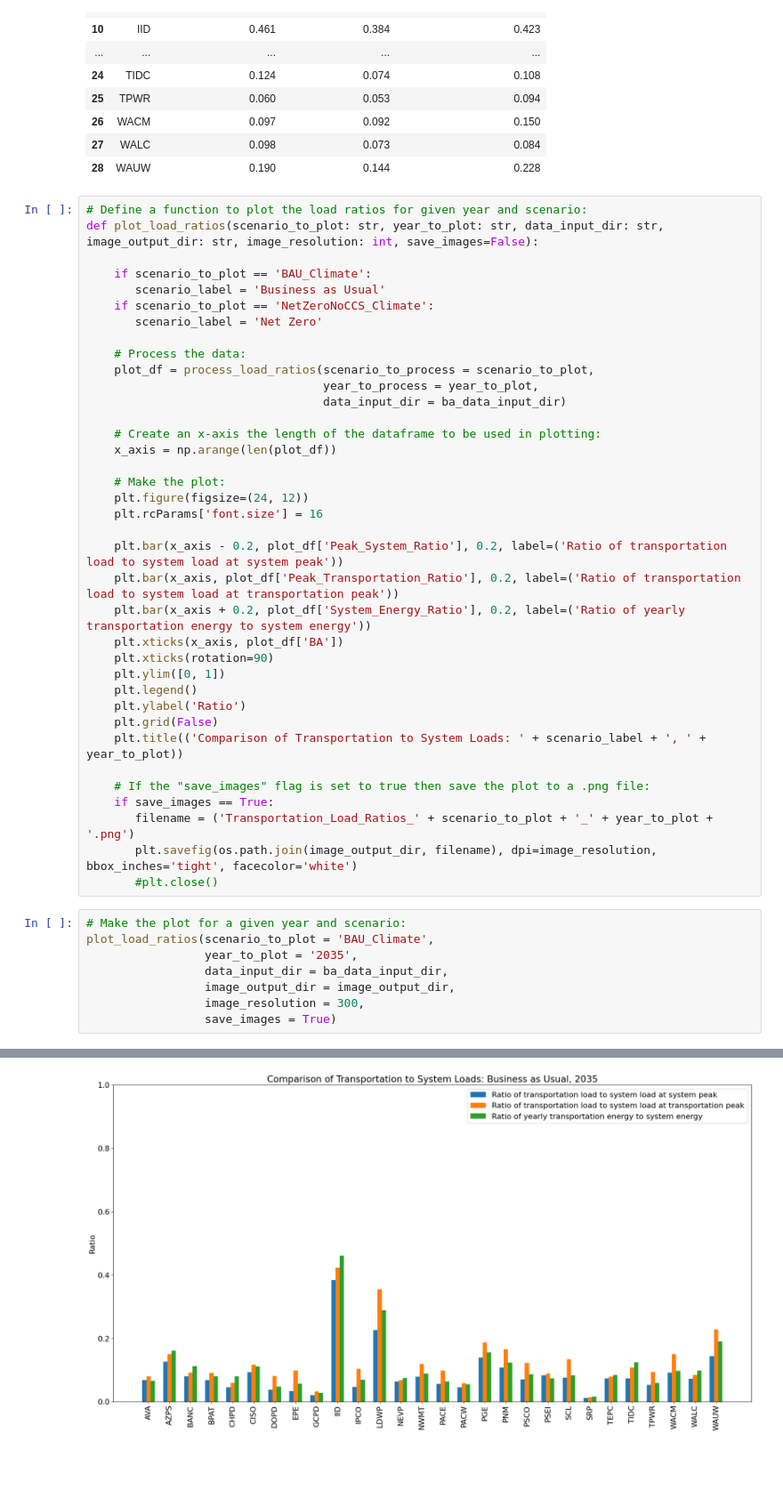
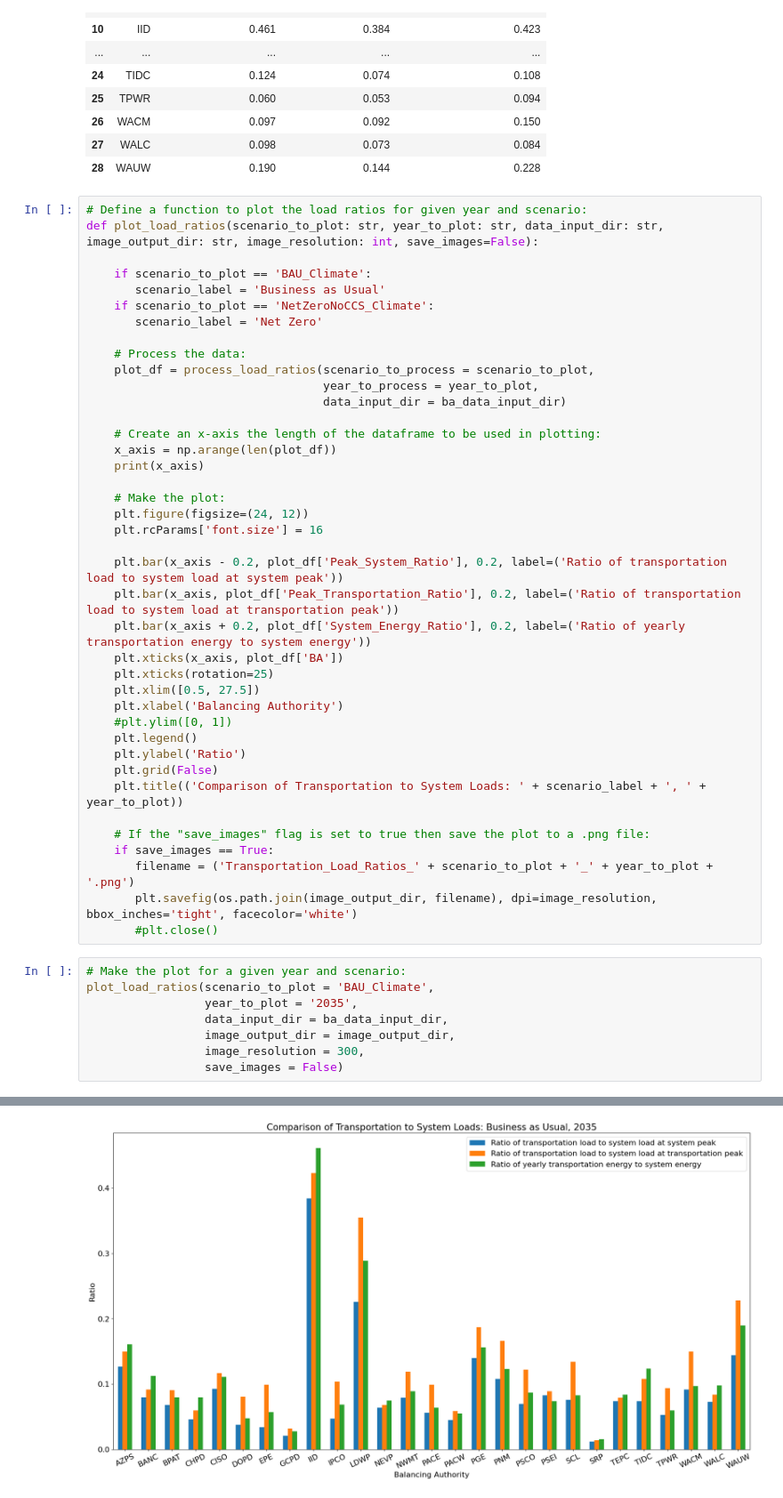
Before and after one commit to GODEEEP/load_analysis, a Jupyter notebook: notebooks/transportation_paper_figures.ipynb, the cells around one changed output, grey strips where cells are left out. Shown at 89% size. Drawn from its saved outputs; the diff is of its cells as text; blank space fills up the shorter version.

```diff
--- a/notebooks/transportation_paper_figures.ipynb
+++ b/notebooks/transportation_paper_figures.ipynb
@@ -91,6 +91,7 @@ def plot_load_ratios(scenario_to_plot: str, year_to_plot: str, data_input_dir: s
 
     # Create an x-axis the length of the dataframe to be used in plotting:
     x_axis = np.arange(len(plot_df))
+    print(x_axis)
 
     # Make the plot:
     plt.figure(figsize=(24, 12))
@@ -100,8 +101,10 @@ def plot_load_ratios(scenario_to_plot: str, year_to_plot: str, data_input_dir: s
     plt.bar(x_axis, plot_df['Peak_Transportation_Ratio'], 0.2, label=('Ratio of transportation load to system load at transportation peak'))
     plt.bar(x_axis + 0.2, plot_df['System_Energy_Ratio'], 0.2, label=('Ratio of yearly transportation energy to system energy'))
     plt.xticks(x_axis, plot_df['BA'])
-    plt.xticks(rotation=90)
-    plt.ylim([0, 1])
+    plt.xticks(rotation=25)
+    plt.xlim([0.5, 27.5])
+    plt.xlabel('Balancing Authority')
+    #plt.ylim([0, 1])
     plt.legend()
     plt.ylabel('Ratio')
     plt.grid(False)
@@ -119,5 +122,5 @@ plot_load_ratios(scenario_to_plot = 'BAU_Climate',
                  data_input_dir = ba_data_input_dir,
                  image_output_dir = image_output_dir,
                  image_resolution = 300,
-                 save_images = True)
+                 save_images = False)
 # %% [output]
@@ -124 +129 @@ plot_load_ratios(scenario_to_plot = 'BAU_Climate',
-[figure, old version]
+[figure, new version]
```
Also changed, not shown: parts of 2 cells of this notebook.
